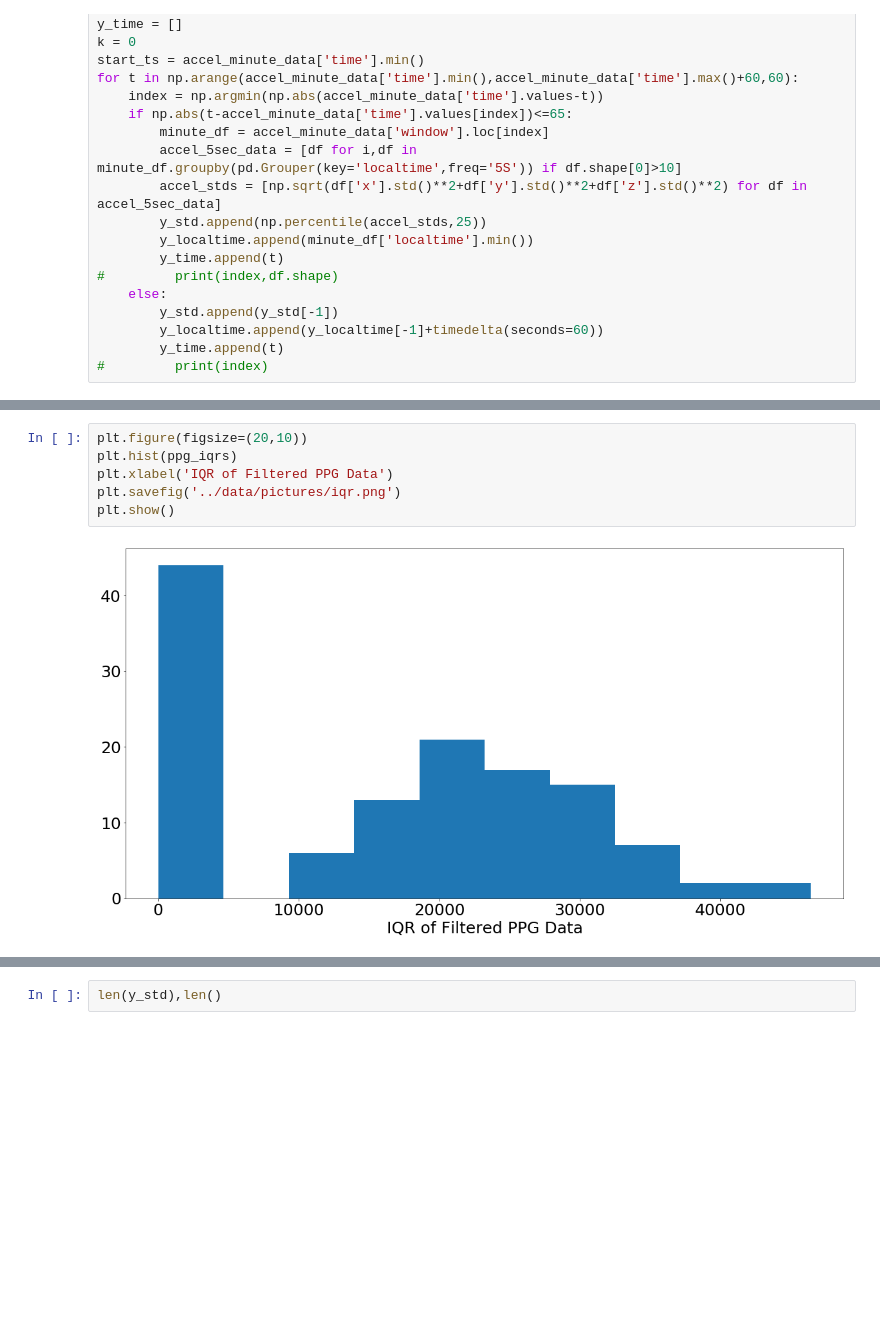
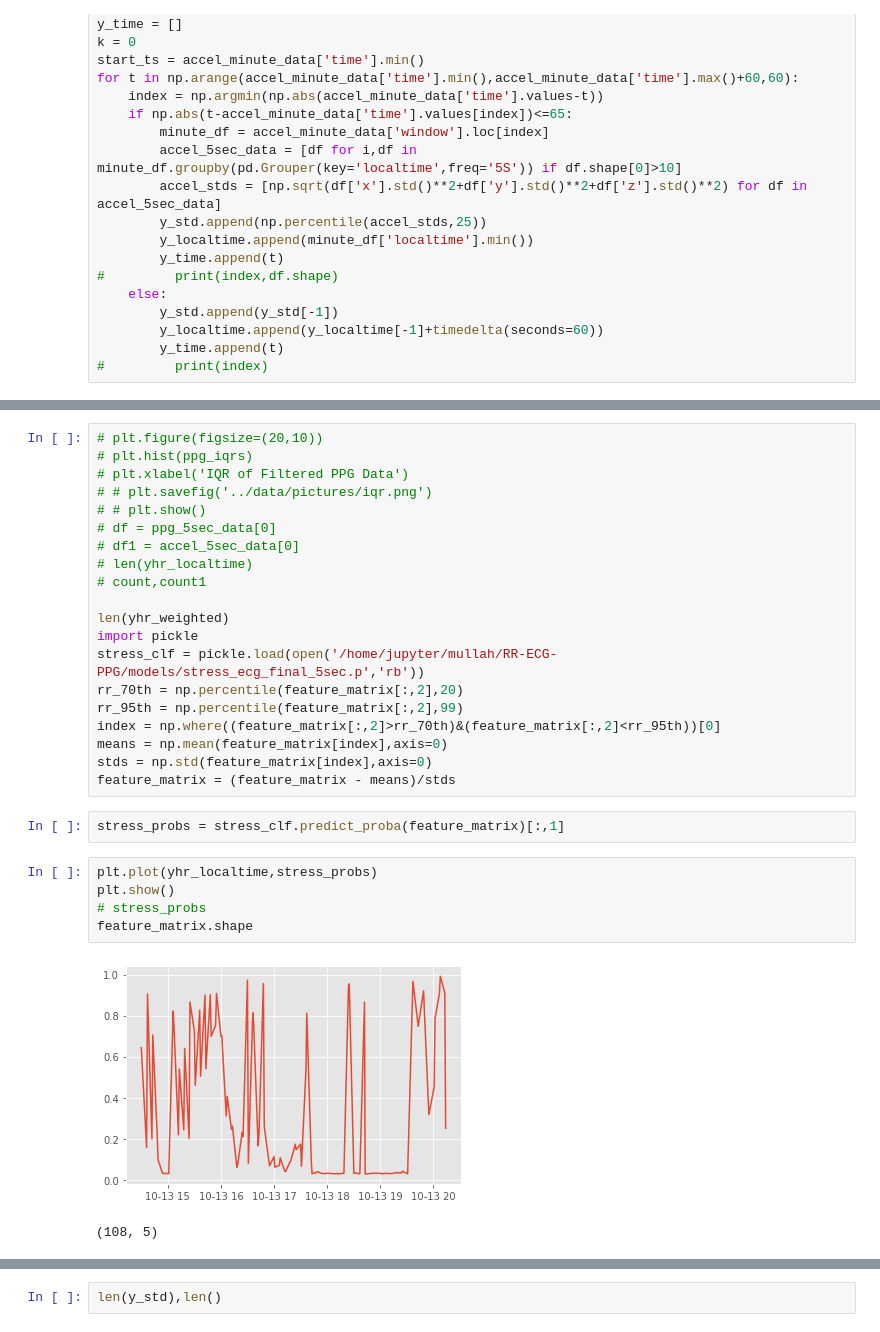
Before and after one commit to aungkonazim/moods, a Jupyter notebook: code/ppg_acl_data_exploration.ipynb, the cells around one changed output, grey strips where cells are left out. Cells and saved outputs as stored; diff of their text form; blank space fills up the shorter version.

```diff
--- a/code/ppg_acl_data_exploration.ipynb
+++ b/code/ppg_acl_data_exploration.ipynb
@@ -520,11 +730,33 @@ for i,row in ppg_minute_data.iterrows():
-# %%
-plt.figure(figsize=(20,10))
-plt.hist(ppg_iqrs)
-plt.xlabel('IQR of Filtered PPG Data')
-plt.savefig('../data/pictures/iqr.png')
-plt.show()
-# %% [output]
-[figure, removed]
+# %%
+# plt.figure(figsize=(20,10))
+# plt.hist(ppg_iqrs)
+# plt.xlabel('IQR of Filtered PPG Data')
+# # plt.savefig('../data/pictures/iqr.png')
+# # plt.show()
+# df = ppg_5sec_data[0]
+# df1 = accel_5sec_data[0]
+# len(yhr_localtime)
+# count,count1
+
+len(yhr_weighted)
+import pickle
+stress_clf = pickle.load(open('/home/jupyter/mullah/RR-ECG-PPG/models/stress_ecg_final_5sec.p','rb'))
+rr_70th = np.percentile(feature_matrix[:,2],20)
+rr_95th = np.percentile(feature_matrix[:,2],99)
+index = np.where((feature_matrix[:,2]>rr_70th)&(feature_matrix[:,2]<rr_95th))[0]
+means = np.mean(feature_matrix[index],axis=0)
+stds = np.std(feature_matrix[index],axis=0)
+feature_matrix = (feature_matrix - means)/stds
+# %%
+stress_probs = stress_clf.predict_proba(feature_matrix)[:,1]
+# %%
+plt.plot(yhr_localtime,stress_probs)
+plt.show()
+# stress_probs
+feature_matrix.shape
+# %% [output]
+[figure, added]
+(108, 5)
 # %%
 from scipy.stats.mstats import winsorize
 import matplotlib.pyplot as plt
```
Also changed, not shown: parts of 17 cells of this notebook, 6 other files.
